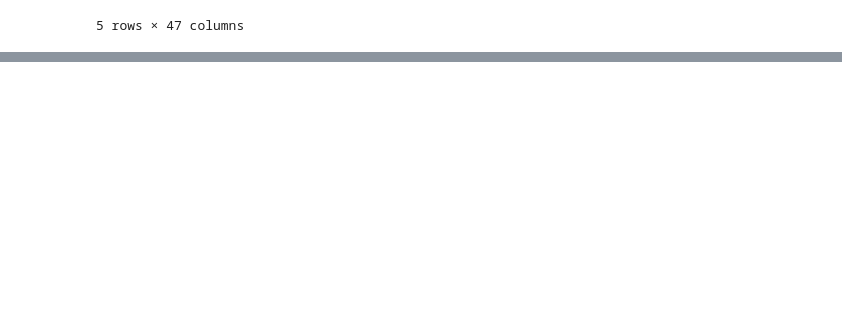
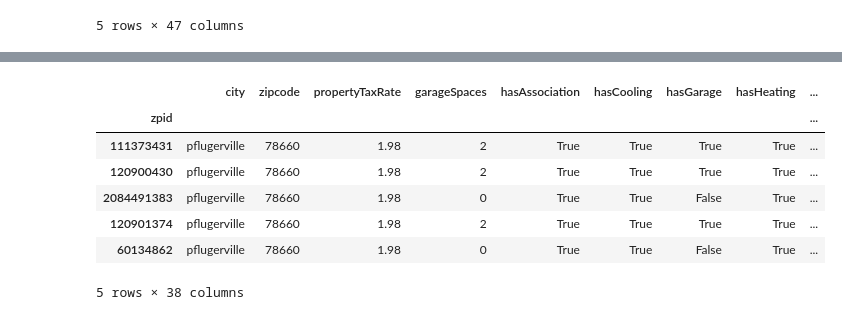
Before and after one commit to LaharikaSCU/Austin_Project, a Jupyter notebook: housing_market_prediction.ipynb, the cells around one changed output, grey strips where cells are left out. Cells and saved outputs as stored; diff of their text form; code cells hidden in the pictures; blank space fills up the shorter version.

```diff
--- a/housing_market_prediction.ipynb
+++ b/housing_market_prediction.ipynb
@@ -16,0 +57,15 @@ housing_raw_df.head()
+# %%
+# Drop the columns which are not useful for analysis
+drop_cols_list = ["homeImage", "numOfPhotos", "numPriceChanges", "description" , "streetAddress", "latitude", "longitude", "latestPriceSource"]
+housing_df = housing_raw_df.drop(columns=drop_cols_list)
+housing_df = housing_df.set_index("zpid")
+housing_df.head(5)
+# %% [output]
+|  | city | zipcode | propertyTaxRate | garageSpaces | hasAssociation | hasCooling | hasGarage | hasHeating | ... |
+| zpid |  |  |  |  |  |  |  |  | ... |
+| 111373431 | pflugerville | 78660 | 1.98 | 2 | True | True | True | True | ... |
+| 120900430 | pflugerville | 78660 | 1.98 | 2 | True | True | True | True | ... |
+| 2084491383 | pflugerville | 78660 | 1.98 | 0 | True | True | False | True | ... |
+| 120901374 | pflugerville | 78660 | 1.98 | 2 | True | True | True | True | ... |
+| 60134862 | pflugerville | 78660 | 1.98 | 0 | True | True | False | True | ... |
+5 rows × 38 columns
```
Also changed, not shown: parts of 15 cells of this notebook.
